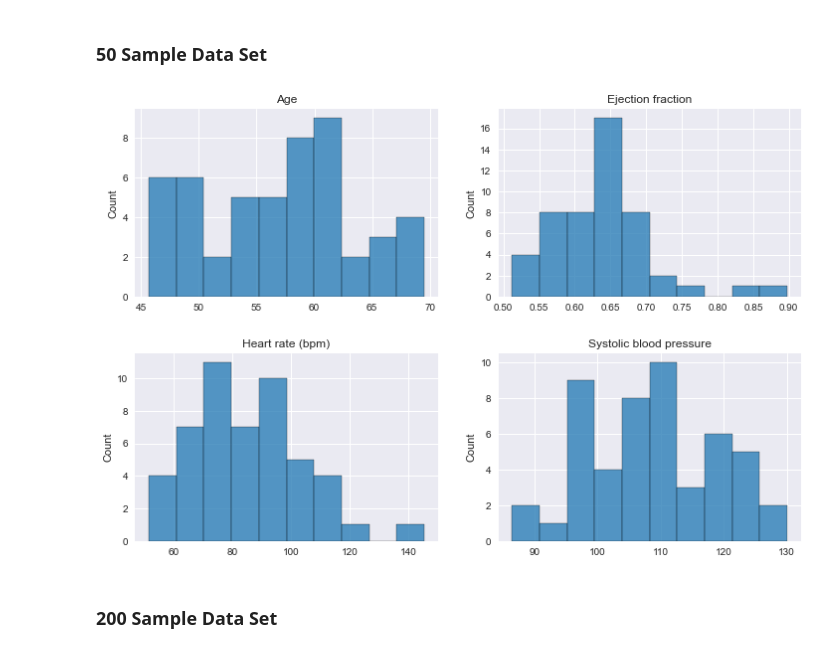
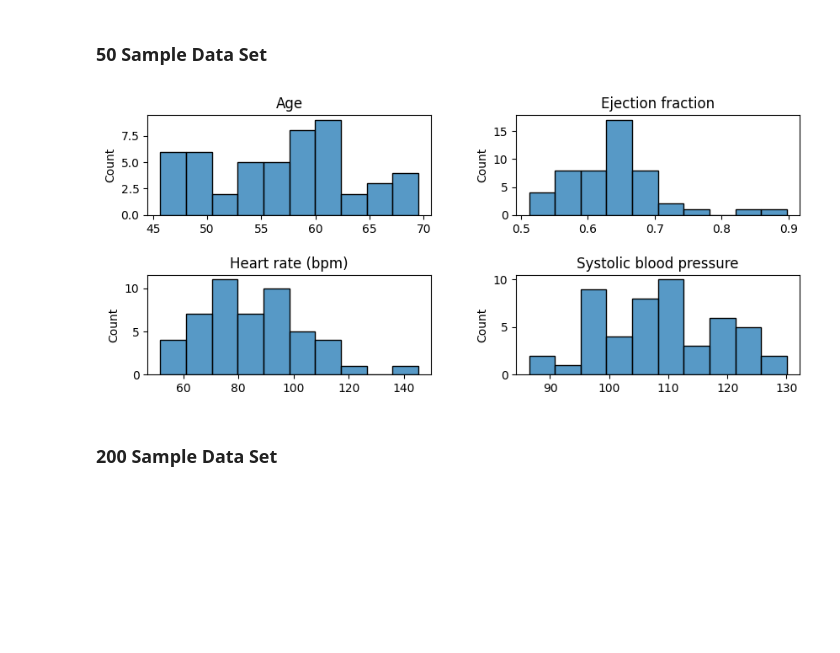
Before and after one commit to BrentonGraham/biomedical-ml-anschutz, a Jupyter notebook: 3. Logistic Regression & Cross-Validation/LogisticRegression&CrossValidation.ipynb, the cells around one changed output. Cells and saved outputs as stored; diff of their text form; code cells hidden in the pictures; blank space fills up the shorter version.

```diff
--- a/3. Logistic Regression & Cross-Validation/LogisticRegression&CrossValidation.ipynb
+++ b/3. Logistic Regression & Cross-Validation/LogisticRegression&CrossValidation.ipynb
@@ -185,14 +199,22 @@ def cat_feature_count_plot(df, n_col, fig_width, fig_height, hspace, wspace):
 # Split data for visualizations
 X_50, y_50 = X_y_split(df=data50_df, target='Pathologic?', to_numpy=False)
 X_200, y_200 = X_y_split(df=data200_df, target='Pathologic?', to_numpy=False)
+
+# Split features in numeric/categorical sets
+numFeatures = ['Age', 'Ejection fraction', 'Heart rate (bpm)', 'Systolic blood pressure']
+catFeatures = [feat for feat in X_50.columns if feat not in numFeatures]
+X_50numDF = X_50[numFeatures]
+X_50catDF = X_50[catFeatures]
+X_200numDF = X_200[numFeatures]
+X_200catDF = X_200[catFeatures]
 # %% [markdown]
 ## Numeric Features
 # %% [markdown]
 ### 50 Sample Data Set
 # %%
-num_feature_dist_plot(df=X_50, n_col=2, fig_width=12, fig_height=8, bins=10, hspace=0.3, wspace=0.2)
+numFeature_distribution(df=X_50numDF, n_col=2, width=10, height=4, bins=10, hspace=0.6, wspace=0.3)
 # %% [output]
-[figure, old version]
+[figure, new version]
 # %% [markdown]
 ### 200 Sample Data Set
 # %%
```
Also changed, not shown: parts of 21 cells of this notebook.
